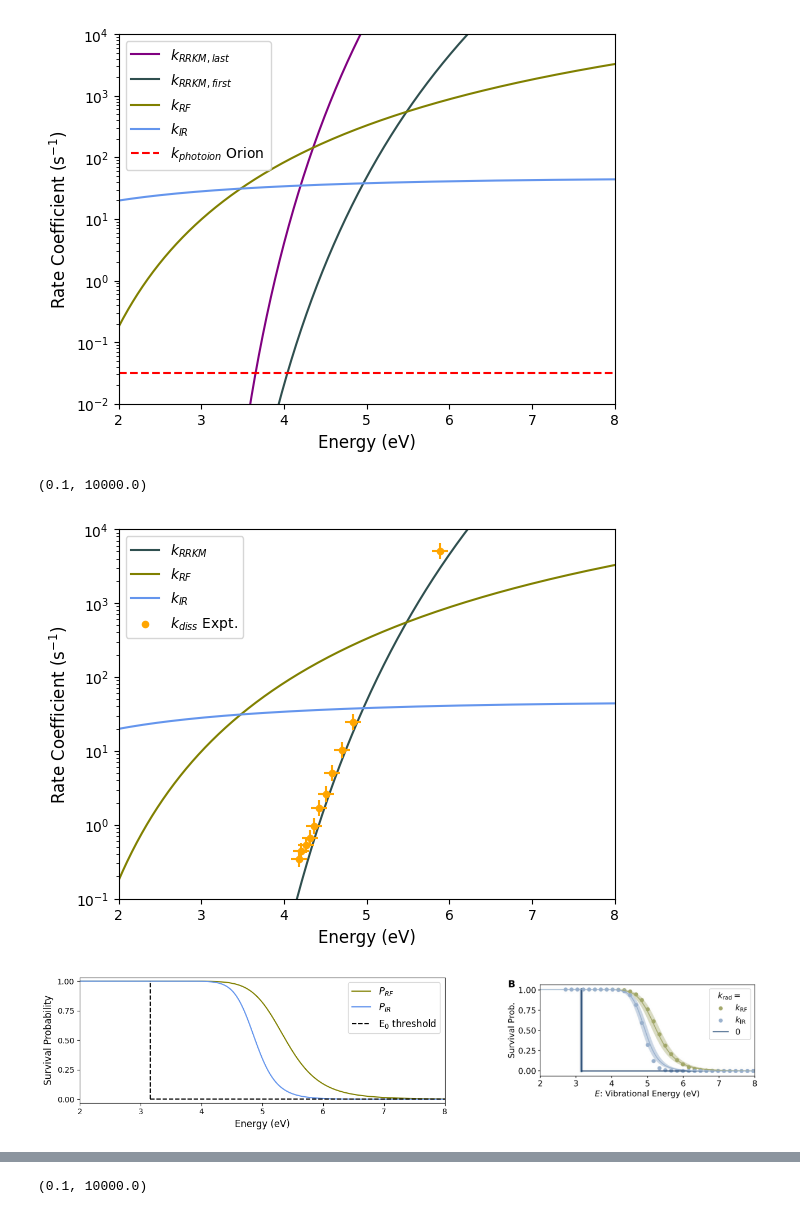
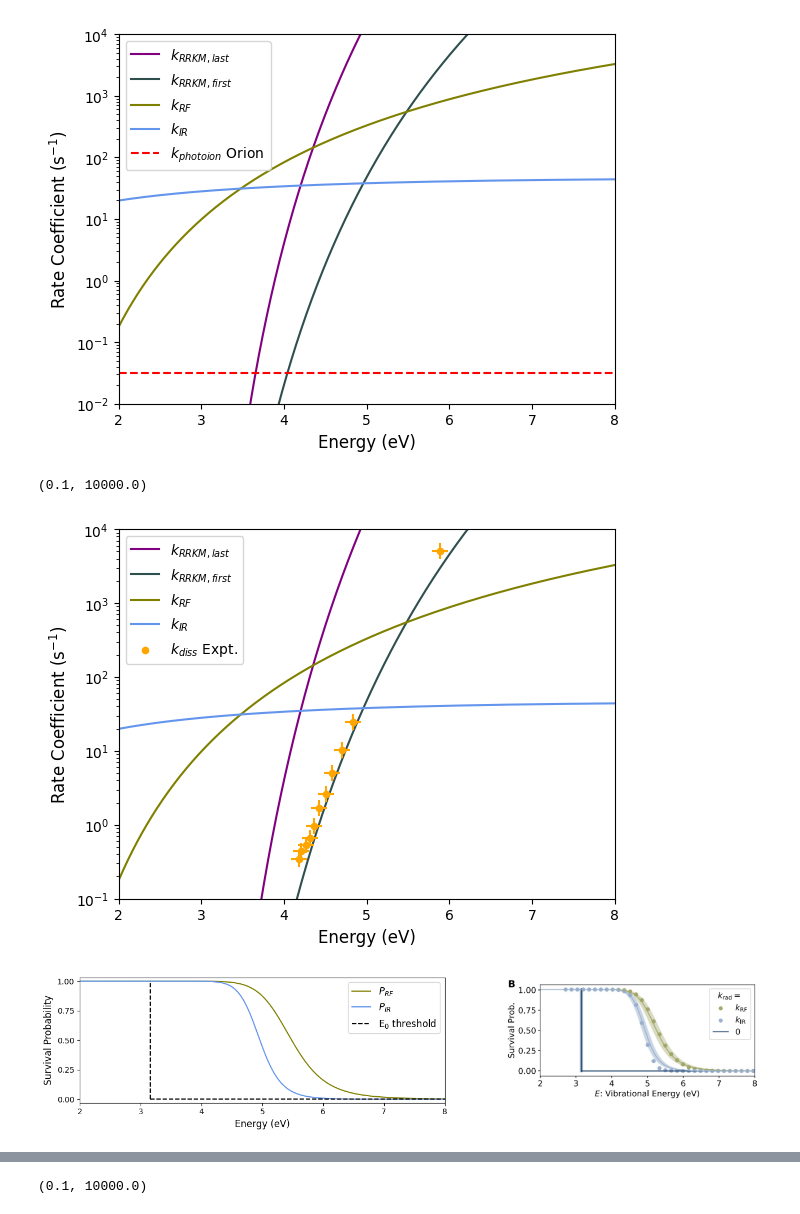
Before and after one commit to mustafa9812/Project-Cynap, a Jupyter notebook: scripts/calculations.ipynb, the cells around one changed output, grey strips where cells are left out. Cells and saved outputs as stored; diff of their text form; code cells hidden in the pictures.

```diff
--- a/scripts/calculations.ipynb
+++ b/scripts/calculations.ipynb
@@ -923,37 +923,39 @@ plt.ylim(1e-2, 1e4)
 (0.01, 10000.0)
 [figure]
 # %%
-plt.plot(other_C_RRKM_filtered_energies_list_eV, other_C_k_RRKM_list, color='darkslategrey', label='$k_{RRKM}$')
+plt.plot(C_RRKM_filtered_energies_list_eV, C_k_RRKM_list, color='purple', label='$k_{RRKM, last}$')
+plt.plot(other_C_RRKM_filtered_energies_list_eV, other_C_k_RRKM_list, color='darkslategrey', label='$k_{RRKM, first}$')
 plt.plot(RF_filtered_energies_list_eV, k_RF_list, color='olive', label='$k_{RF}$')
 plt.plot(C_IR_energies_list_eV, C_k_IR_total, color='cornflowerblue', label='$k_{IR}$')
 
 exp_df = pd.read_csv(
     r'C:\Users\Mustafa\Documents\GitHub\Project-Cynap\Cynapfolder\Database\IRdata\experimental_points.csv',
     skipinitialspace=True
 )
 plt.scatter(exp_df['x'], exp_df['y'], color='orange', marker='o', s=20, label='$k_{diss}$ Expt.', zorder=9)
 plt.scatter(exp_df['x'], exp_df['y'], color='orange', marker='+', s=120, zorder=7)
 
 plt.xlabel('Energy (eV)', fontsize=12)
 plt.ylabel(r'Rate Coefficient (s$^{-1}$)', fontsize=12)
 plt.yscale('log')
 plt.legend(loc='upper left', fontsize=10)
 plt.xlim(2, 8)
 plt.ylim(1e-1, 1e4)
 # %% [output]
 (0.1, 10000.0)
-[figure, old version]
+[figure, new version]
 # %%
 # 1-CYANONAPHTHALENE+ SURVIVAL PROBABILITIES COMPARED TO STOCKETT ET AL. PAPER PLOT
 C_threshold_eV = 3.16
-interp_laplace = interp1d(LP_filtered_energies_list_eV, C_k_Laplace_list, bounds_error=False, fill_value="extrapolate")
+
+interp_other_rrkm = interp1d(other_C_RRKM_filtered_energies_list_eV, other_C_k_RRKM_list, bounds_error=False, fill_value="extrapolate")
 interp_RF = interp1d(RF_filtered_energies_list_eV, k_RF_list, bounds_error=False, fill_value="extrapolate")
 
-C_k_Laplace_interp = interp_laplace(C_IR_energies_list_eV)
+C_k_other_rrkm_interp = interp_other_rrkm(C_IR_energies_list_eV)
 k_RF_interp = interp_RF(C_IR_energies_list_eV)
 
-C_survival_prob_IR = C_k_IR_total / (C_k_Laplace_interp + C_k_IR_total)
-C_survival_prob_RF = k_RF_interp / (C_k_Laplace_interp + k_RF_interp)
+C_survival_prob_IR = C_k_IR_total / (C_k_other_rrkm_interp + C_k_IR_total)
+C_survival_prob_RF = k_RF_interp / (C_k_other_rrkm_interp + k_RF_interp)
 
 fig, axs = plt.subplots(1, 2, figsize=(14, 3))
 
@@ -975,7 +977,7 @@ axs[1].axis('off')
 plt.tight_layout()
 plt.show()
 # %% [output]
-[figure, old version]
+[figure, new version]
 # %%
 plt.figure(figsize=(12, 5))
 plt.plot(C_IR_energies_list_eV, C_survival_prob_RF, color='olive', label='$P_{RF}$')
```
Also changed, not shown: parts of 4 cells of this notebook, 4 other files.
